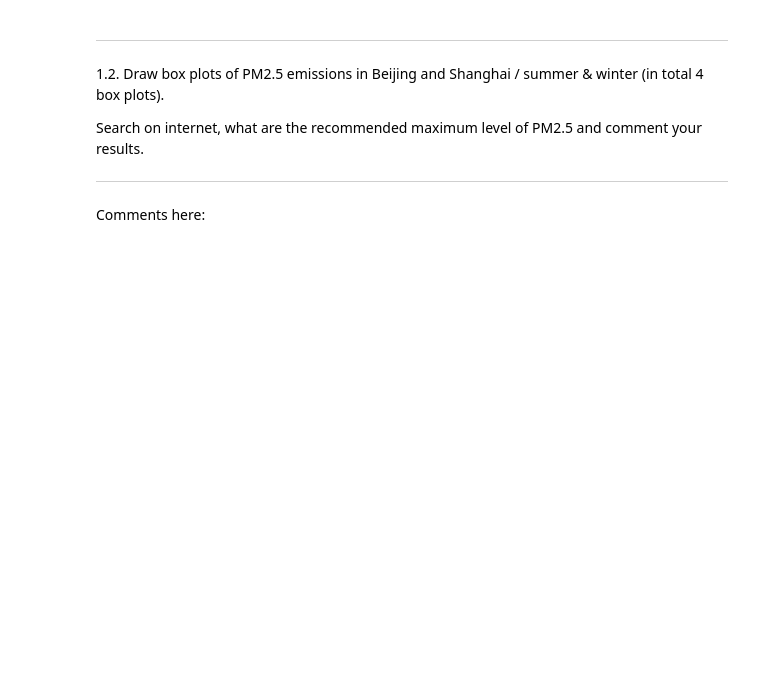
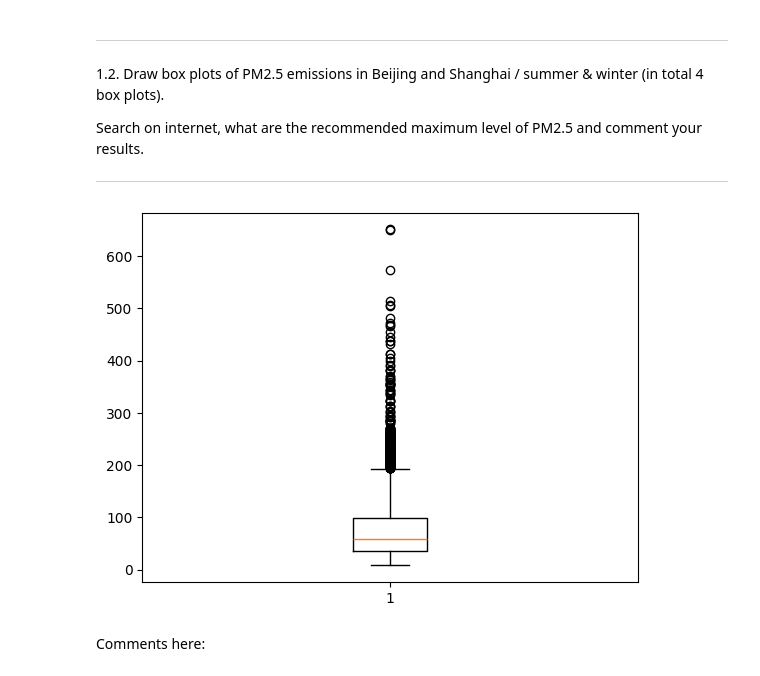
Before and after one commit to thibvr99/hackathon1_g19, a Jupyter notebook: Hackathon 1.ipynb, the cells around one changed output. Saved outputs shown, nothing was run; the diff lists cells and outputs as text; code cells hidden in the pictures; blank space fills up the shorter version.

```diff
--- a/Hackathon 1.ipynb
+++ b/Hackathon 1.ipynb
@@ -114,3 +148,30 @@ Search on internet, what are the recommended maximum level of PM2.5 and comment
+# %%
+#fig, ax = plt.subplots(2, 2, figsize=(10, 8))
+
+# Boxplot for winter
+plt.boxplot(winterPM['PM_US Post_y'])
+#winterPM.boxplot(column=['PM_US Post_x'], ax=ax[0,0], autorange=False)
+#ax[0,0].set_title('Winter')
+#ax[0,0].set_ylabel('PM2.5 concentration')
+
+#.boxplot(['PM_US Post_y'], ax=ax[1,0])
+#ax[1,0].set_ylabel('PM2.5 concentration')
+
+
+# Boxplot for summer
+#summerPM.boxplot(column=['PM_US Post_x'], ax=ax[0,1])
+#ax[0,1].set_title('Summer')
+#ax[0,1].set_ylabel('PM2.5 concentration')
+
+#summerPM.boxplot(column=['PM_US Post_y'], ax=ax[1,1])
+#ax[1,1].set_ylabel('PM2.5 concentration')
+
+
+#plt.suptitle('PM2.5 concentration in Beijing and Shanghai')
+#plt.tight_layout()
+plt.show()
+# %% [output]
+[figure, added]
 # %% [markdown]
 Comments here:
 # %% [markdown]
```
Also changed, not shown: parts of 6 cells of this notebook.
